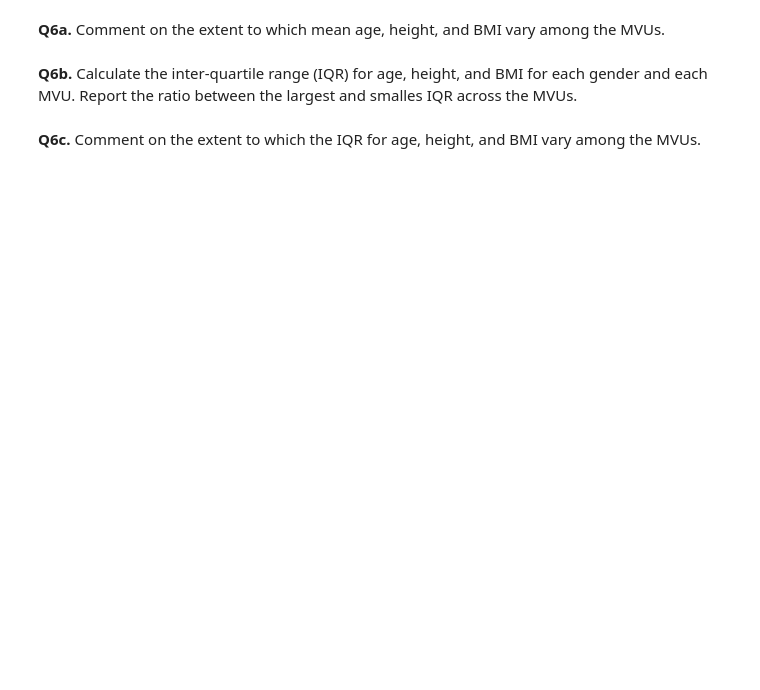
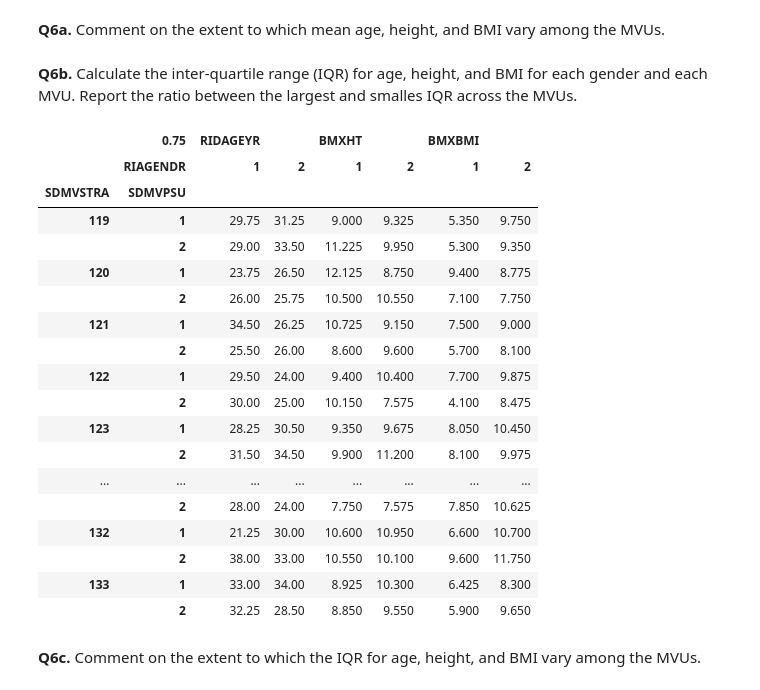
Before and after one commit to tamalmuk21/Stat_with_python, a Jupyter notebook: stat/utf-8''nhanes_univariate_practice.ipynb, the cells around one changed output. Cells and saved outputs as stored; diff of their text form; code cells hidden in the pictures; blank space fills up the shorter version.

```diff
--- a/stat/utf-8''nhanes_univariate_practice.ipynb
+++ b/stat/utf-8''nhanes_univariate_practice.ipynb
@@ -289,2 +376,37 @@ __Q6b.__ Calculate the inter-quartile range (IQR) for age, height, and BMI for e
+# %%
+# insert your code here
+(
+    (
+        da.groupby(['SDMVSTRA', 'SDMVPSU', 'RIAGENDR'])
+        [['RIDAGEYR', 'BMXHT', 'BMXBMI']]
+        .quantile(0.75)
+    )
+    -
+    (
+        da.groupby(['SDMVSTRA', 'SDMVPSU', 'RIAGENDR'])
+        [['RIDAGEYR', 'BMXHT', 'BMXBMI']]
+        .quantile(0.25)
+    )
+).unstack()
+# %% [output]
+|  | 0.75 | RIDAGEYR |  | BMXHT |  | BMXBMI |  |
+|  | RIAGENDR | 1 | 2 | 1 | 2 | 1 | 2 |
+| SDMVSTRA | SDMVPSU |  |  |  |  |  |  |
+| 119 | 1 | 29.75 | 31.25 | 9.000 | 9.325 | 5.350 | 9.750 |
+|  | 2 | 29.00 | 33.50 | 11.225 | 9.950 | 5.300 | 9.350 |
+| 120 | 1 | 23.75 | 26.50 | 12.125 | 8.750 | 9.400 | 8.775 |
+|  | 2 | 26.00 | 25.75 | 10.500 | 10.550 | 7.100 | 7.750 |
+| 121 | 1 | 34.50 | 26.25 | 10.725 | 9.150 | 7.500 | 9.000 |
+|  | 2 | 25.50 | 26.00 | 8.600 | 9.600 | 5.700 | 8.100 |
+| 122 | 1 | 29.50 | 24.00 | 9.400 | 10.400 | 7.700 | 9.875 |
+|  | 2 | 30.00 | 25.00 | 10.150 | 7.575 | 4.100 | 8.475 |
+| 123 | 1 | 28.25 | 30.50 | 9.350 | 9.675 | 8.050 | 10.450 |
+|  | 2 | 31.50 | 34.50 | 9.900 | 11.200 | 8.100 | 9.975 |
+| ... | ... | ... | ... | ... | ... | ... | ... |
+|  | 2 | 28.00 | 24.00 | 7.750 | 7.575 | 7.850 | 10.625 |
+| 132 | 1 | 21.25 | 30.00 | 10.600 | 10.950 | 6.600 | 10.700 |
+|  | 2 | 38.00 | 33.00 | 10.550 | 10.100 | 9.600 | 11.750 |
+| 133 | 1 | 33.00 | 34.00 | 8.925 | 10.300 | 6.425 | 8.300 |
+|  | 2 | 32.25 | 28.50 | 8.850 | 9.550 | 5.900 | 9.650 |
 # %% [markdown]
 __Q6c.__ Comment on the extent to which the IQR for age, height, and BMI vary among the MVUs.
```
Also changed, not shown: parts of 8 cells of this notebook.
